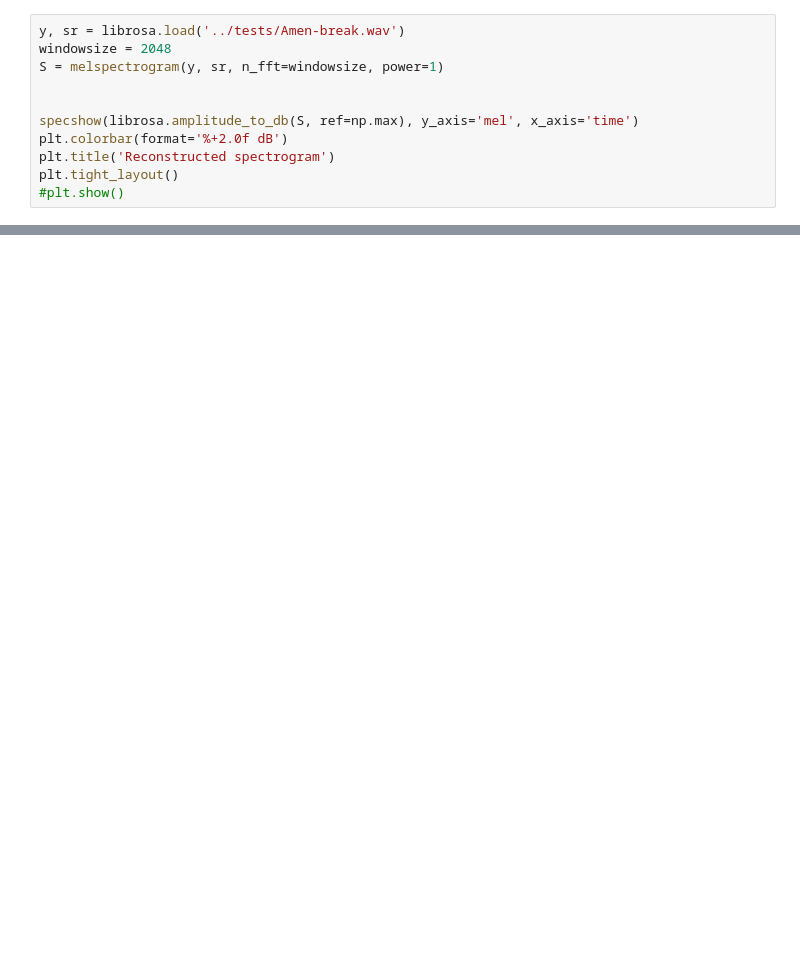
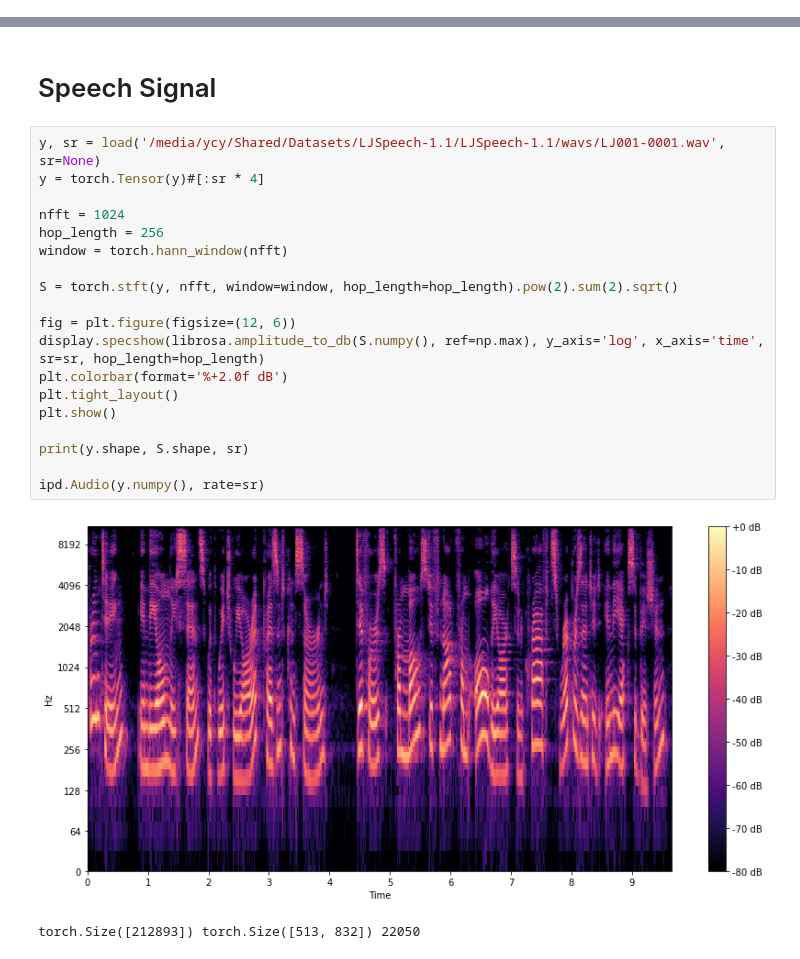
Before and after one commit to yoyololicon/pytorch-NMF, a Jupyter notebook: examples/Amen_break.ipynb, the cells around one changed output, grey strips where cells are left out. Drawn from its saved outputs; the diff is of its cells as text; blank space fills up the shorter version.

```diff
--- a/examples/Amen_break.ipynb
+++ b/examples/Amen_break.ipynb
@@ -10,11 +18,0 @@ from torchnmf import NMF, NMFD
-# %%
-y, sr = librosa.load('../tests/Amen-break.wav')
-windowsize = 2048
-S = melspectrogram(y, sr, n_fft=windowsize, power=1)
-
-
-specshow(librosa.amplitude_to_db(S, ref=np.max), y_axis='mel', x_axis='time')
-plt.colorbar(format='%+2.0f dB')
-plt.title('Reconstructed spectrogram')
-plt.tight_layout()
-#plt.show()
@@ -51,0 +19,24 @@ tensor(2.5927e-26) tensor(3.6704e-17)
+# %% [markdown]
+# Speech Signal
+# %%
+y, sr = load('/media/ycy/Shared/Datasets/LJSpeech-1.1/LJSpeech-1.1/wavs/LJ001-0001.wav', sr=None)
+y = torch.Tensor(y)#[:sr * 4]
+
+nfft = 1024
+hop_length = 256
+window = torch.hann_window(nfft)
+
+S = torch.stft(y, nfft, window=window, hop_length=hop_length).pow(2).sum(2).sqrt()
+
+fig = plt.figure(figsize=(12, 6))
+display.specshow(librosa.amplitude_to_db(S.numpy(), ref=np.max), y_axis='log', x_axis='time', sr=sr, hop_length=hop_length)
+plt.colorbar(format='%+2.0f dB')
+plt.tight_layout()
+plt.show()
+
+print(y.shape, S.shape, sr)
+
+ipd.Audio(y.numpy(), rate=sr)
+# %% [output]
+[figure, added]
+torch.Size([212893]) torch.Size([513, 832]) 22050
```
Also changed, not shown: parts of 8 cells of this notebook, 3 other files.
